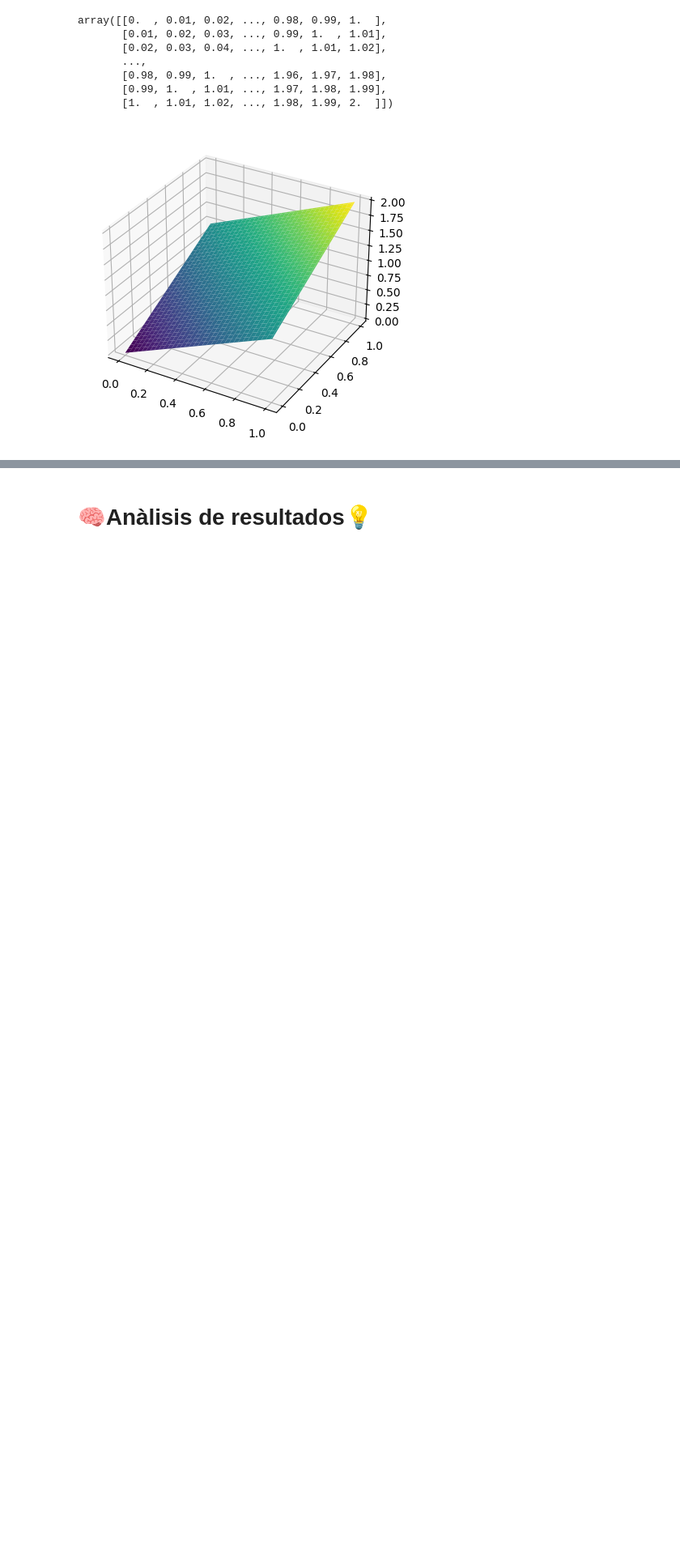
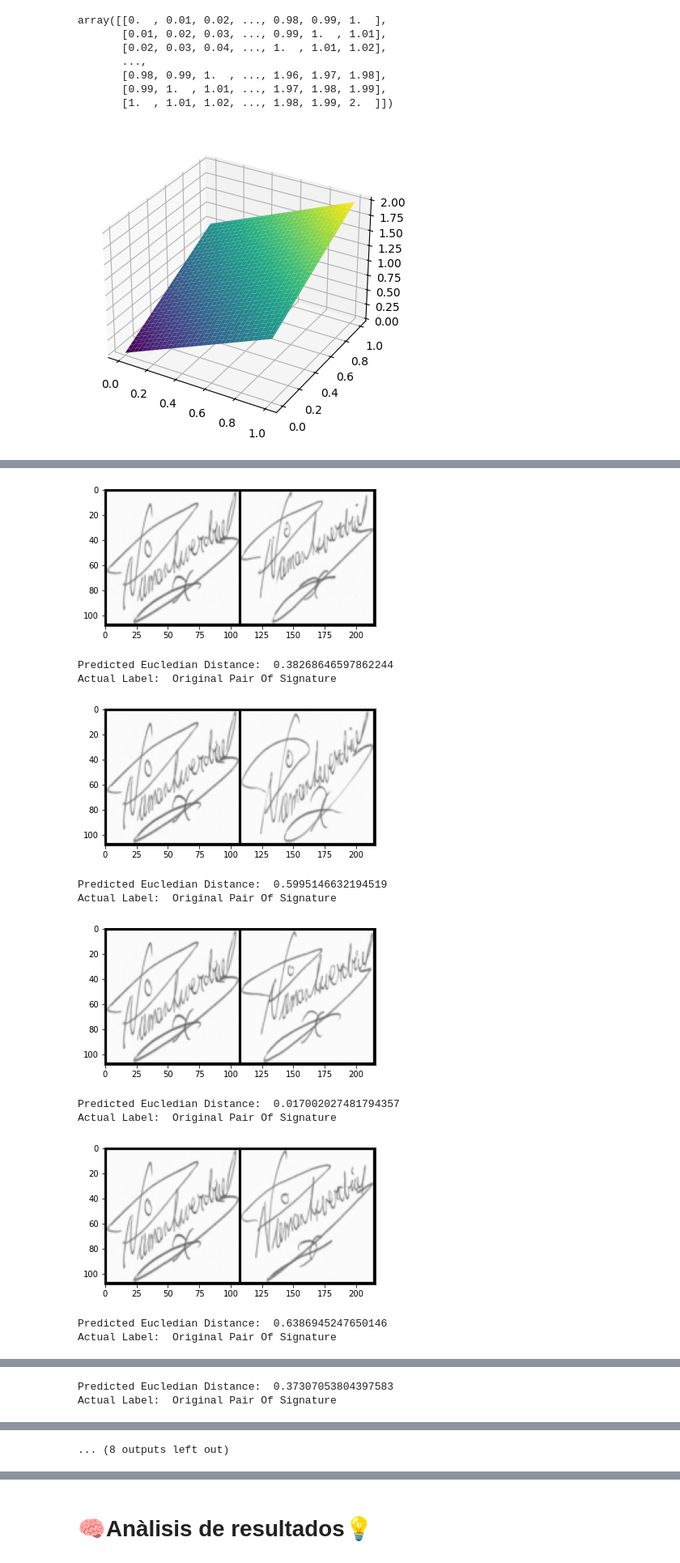
Before and after one commit to unalmedmathnum/Ardila-Canavera-Martin-Tarea2, a Jupyter notebook: Tarea_2_Análisis_Numérico.ipynb, the cells around one changed output, grey strips where cells are left out. Shown at 81% size. Drawn from its saved outputs; the diff is of its cells as text; code cells hidden in the pictures; blank space fills up the shorter version.

```diff
--- a/Tarea_2_Análisis_Numérico.ipynb
+++ b/Tarea_2_Análisis_Numérico.ipynb
@@ -122,0 +408,4 @@ plt.show()
+# %%
+
+model = SiameseNetwork()
+model = model.to(device)
@@ -122,0 +414,3 @@ plt.show()
+# %%
+
+model.load_state_dict(torch.load(os.path.join(base_dir, "model.pt")))
@@ -122,0 +421,3 @@ plt.show()
+# %%
+
+test_ds = SiameseDataset(test_csv,test_dir,transform=transf)
@@ -122,0 +426,3 @@ plt.show()
+# %%
+
+test_dl = DataLoader(test_ds,shuffle=False,num_workers=8,pin_memory=True,batch_size=1)
@@ -122,0 +431,36 @@ plt.show()
+# %%
+
+count=0
+for i, data in enumerate(test_dl,0):
+    if count >= 822:
+        x0, x1 , label = data
+        concat = torch.cat((x0,x1),0)
+        output1,output2 = model(x0.to(device),x1.to(device))
+
+        eucledian_distance = F.pairwise_distance(output1, output2)
+
+        if label==torch.FloatTensor([[0]]):
+            label="Original Pair Of Signature"
+        else:
+            label="Forged Pair Of Signature"
+
+        plt.imshow(torchvision.utils.make_grid(concat).permute(1, 2, 0))
+        plt.show()
+        print("Predicted Eucledian Distance: ",eucledian_distance.item())
+        print("Actual Label: ",label)
+    count=count+1
+    if count >= 832:
+        break
+# %% [output]
+[figure, added]
+Predicted Eucledian Distance:  0.38268646597862244
+Actual Label:  Original Pair Of Signature
+[figure, added]
+Predicted Eucledian Distance:  0.5995146632194519
+Actual Label:  Original Pair Of Signature
+[figure, added]
+Predicted Eucledian Distance:  0.017002027481794357
+Actual Label:  Original Pair Of Signature
+[figure, added]
+Predicted Eucledian Distance:  0.6386945247650146
+Actual Label:  Original Pair Of Signature
@@ -122,0 +468,2 @@ plt.show()
+Predicted Eucledian Distance:  0.37307053804397583
+Actual Label:  Original Pair Of Signature
@@ -122,0 +473 @@ plt.show()
+... (8 outputs left out)
```
Also changed, not shown: parts of 52 cells of this notebook.
